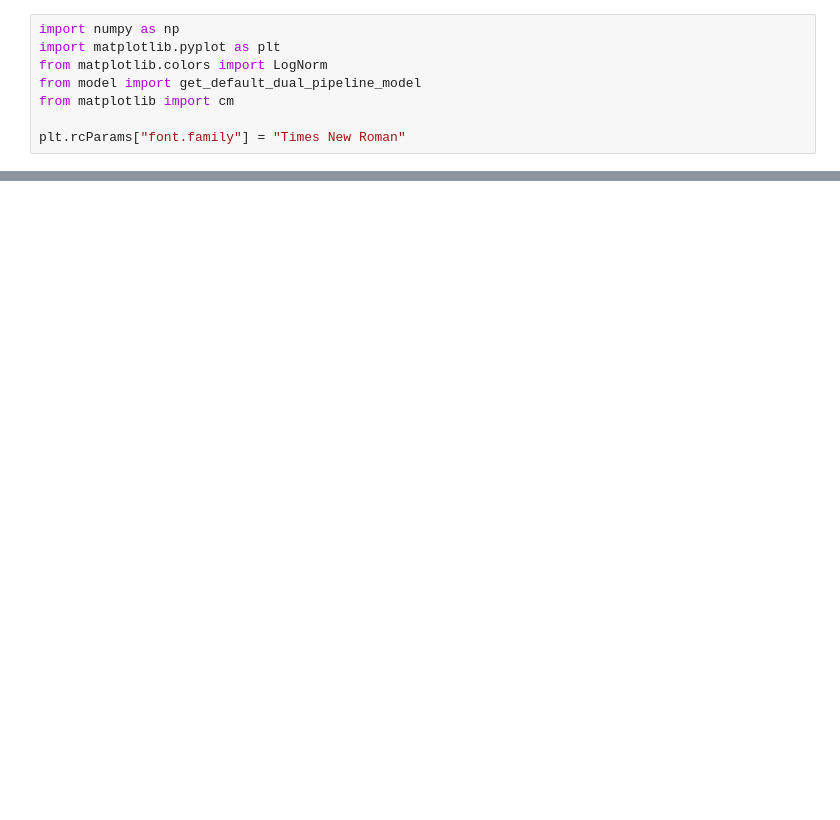
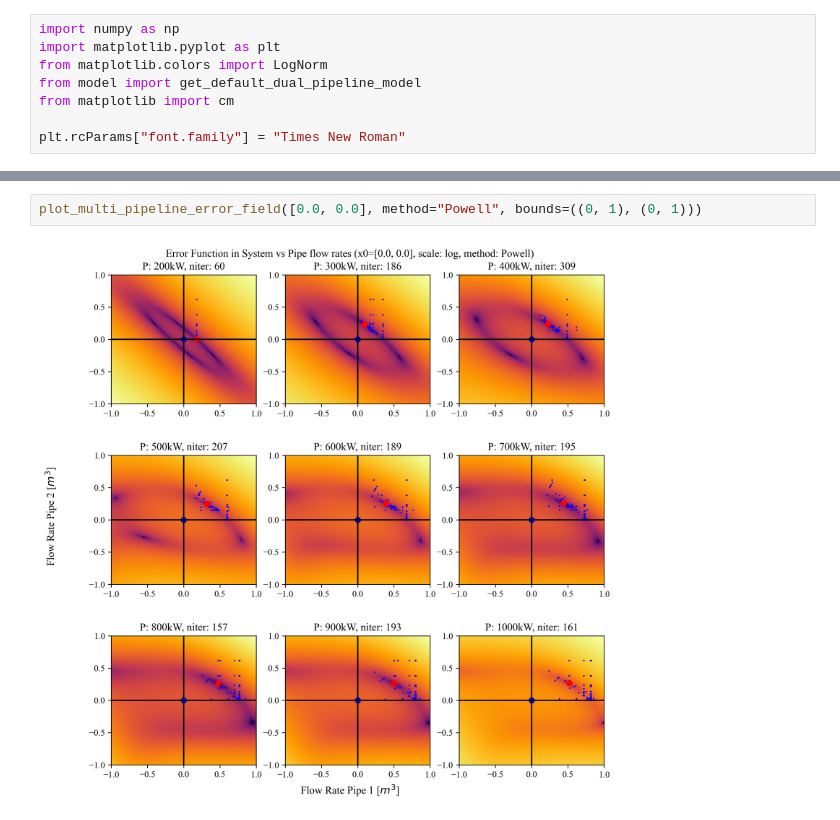
Before and after one commit to nwalser/systems-engineering-numerik, a Jupyter notebook: project/3_error_fields.ipynb, the cells around one changed output, grey strips where cells are left out. Saved outputs shown, nothing was run; the diff lists cells and outputs as text; blank space fills up the shorter version.

```diff
--- a/project/3_error_fields.ipynb
+++ b/project/3_error_fields.ipynb
@@ -64,0 +69,4 @@ plot_multi_pipeline_error_field([0.0, 0.0])
+# %%
+plot_multi_pipeline_error_field([0.0, 0.0], method="Powell", bounds=((0, 1), (0, 1)))
+# %% [output]
+[figure, added]
```
Also changed, not shown: parts of 4 cells of this notebook, 6 other files.
